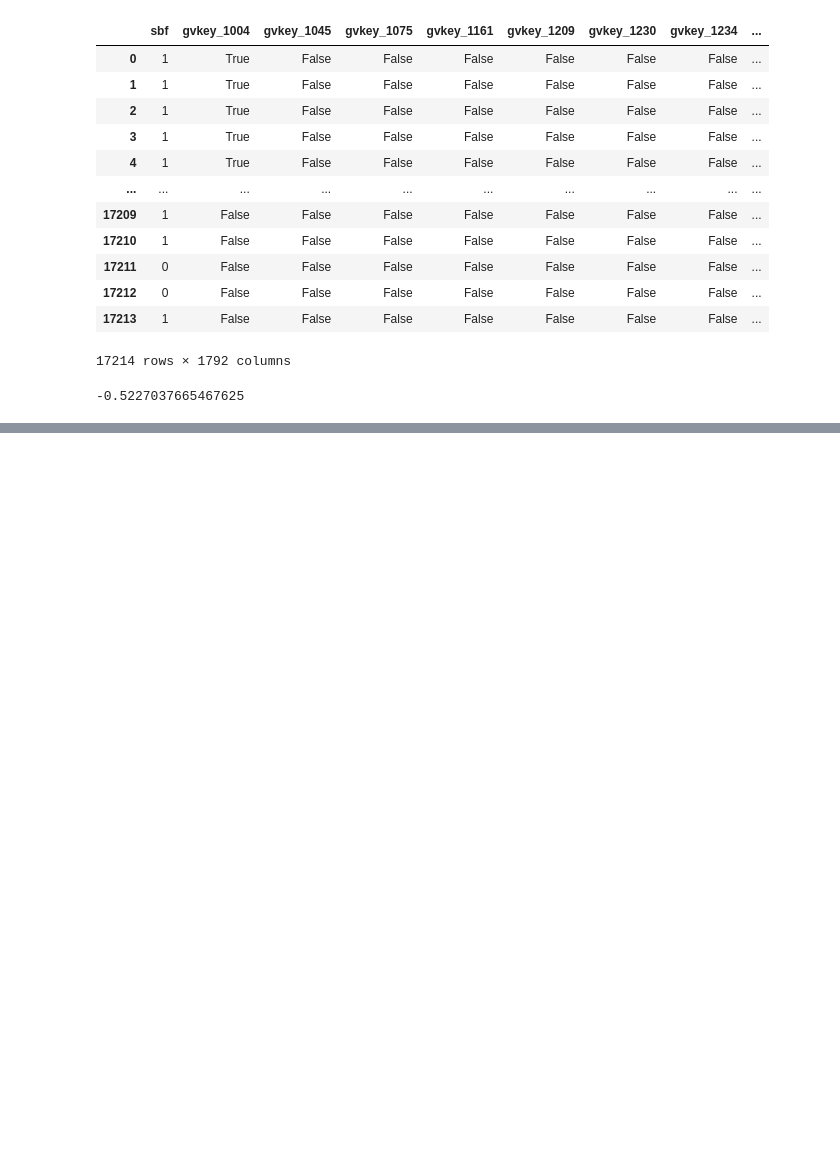
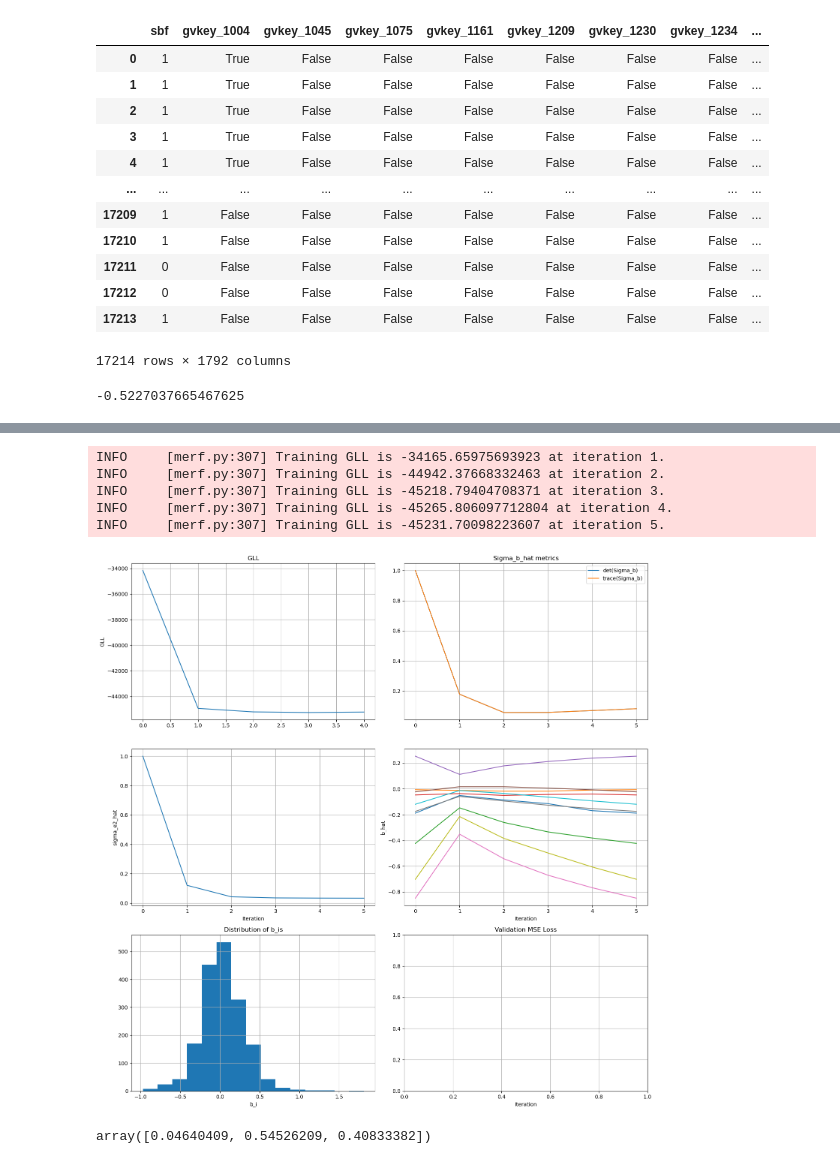
Before and after one commit to oliverangelil/ipynb, a Jupyter notebook: julie_eda.ipynb, the cells around one changed output, grey strips where cells are left out. Drawn from its saved outputs; the diff is of its cells as text; code cells hidden in the pictures; blank space fills up the shorter version.

Commit message:
merf

```diff
--- a/julie_eda.ipynb
+++ b/julie_eda.ipynb
@@ -354,0 +364,22 @@ results.params.iloc[0]
+# %%
+df_merf = df.dropna(subset=["at", "capx_to_at_ratio"])
+# %%
+mrf = MERF(max_iterations=5)
+mrf.fit(
+    X=df_merf[["sbf", "at", "capx_to_at_ratio"]],
+    Z=np.ones((df_merf.shape[0], 1)),
+    clusters=df_merf["gvkey"],
+    y=df_merf["kld_index"]
+)
+plot_merf_training_stats(mrf, num_clusters_to_plot=10)
+# %% [output]
+INFO     [merf.py:307] Training GLL is -34165.65975693923 at iteration 1.
+INFO     [merf.py:307] Training GLL is -44942.37668332463 at iteration 2.
+INFO     [merf.py:307] Training GLL is -45218.79404708371 at iteration 3.
+INFO     [merf.py:307] Training GLL is -45265.806097712804 at iteration 4.
+INFO     [merf.py:307] Training GLL is -45231.70098223607 at iteration 5.
+[figure, added]
+# %%
+mrf.trained_fe_model.feature_importances_
+# %% [output]
+array([0.04640409, 0.54526209, 0.40833382])
```
Also changed, not shown: parts of 7 cells of this notebook.
